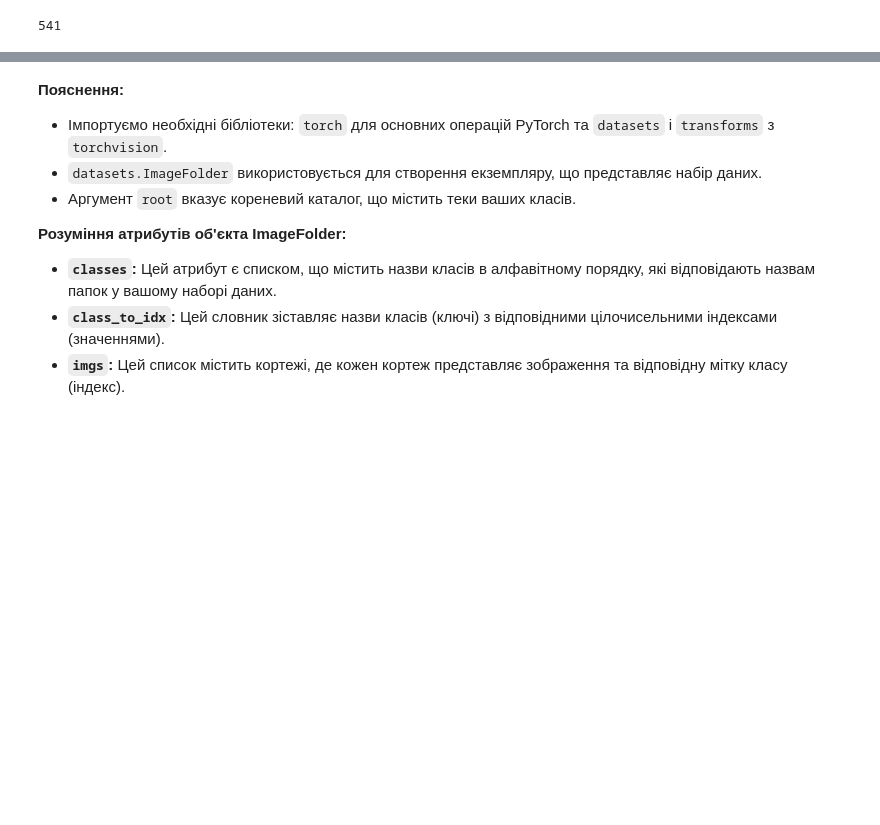
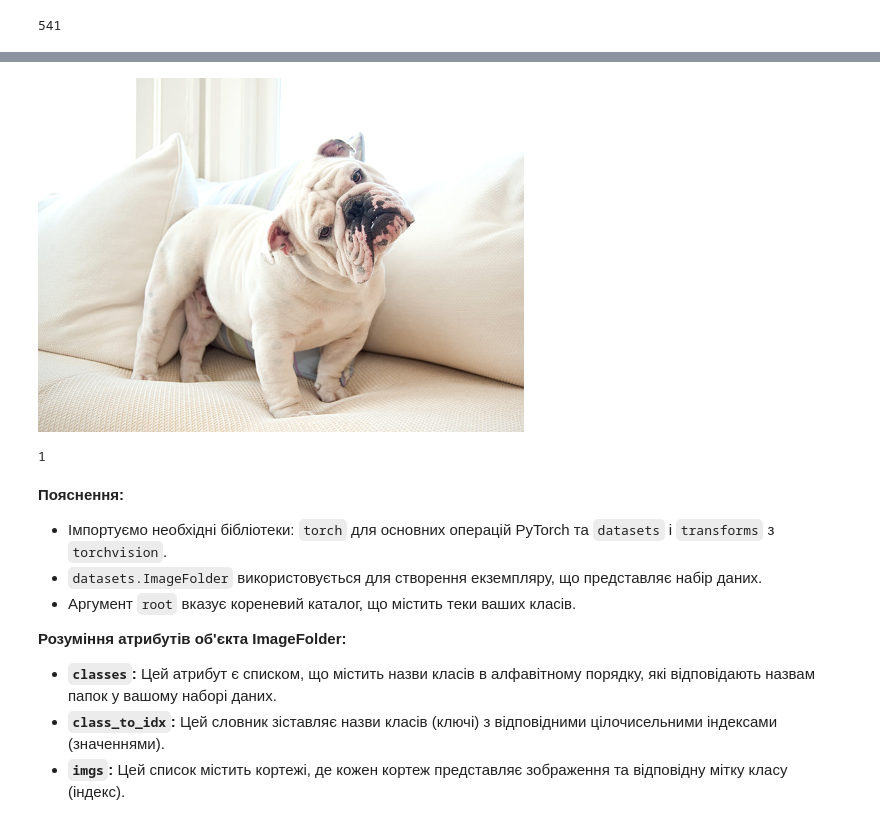
Before and after one commit to HalyshAnton/ITStep-AI, a Jupyter notebook: Neural_network.ipynb, the cells around one changed output, grey strips where cells are left out. Drawn from its saved outputs; the diff is of its cells as text; code cells hidden in the pictures; blank space fills up the shorter version.

Commit message:
Kaggle Notebook | Neural_network | Version 7

```diff
--- a/Neural_network.ipynb
+++ b/Neural_network.ipynb
@@ -135,10 +135,10 @@ from torchvision import datasets, transforms
 # %% [markdown]
 ## Створення ImageFolder
 # %%
-data_dir = "/kaggle/input/dog-breeds/dog-breeds"
+# головна папка
+base_dir = "/kaggle/input/dog-breeds/dog-breeds"
 
-# Створіть екземпляр ImageFolder
-dataset = datasets.ImageFolder(data_dir)
+dataset = ImageFolder(base_dir)
 # %%
 len(dataset)
 # %% [output]
@@ -171,3 +157,13 @@ dataset.classes[label]
+# %%
+X, y = dataset[100]
+# %%
+X
+# %% [output]
+[figure, added]
+# %%
+y  # індекс класу з dataset.classes
+# %% [output]
+1
 # %% [markdown]
 **Пояснення:**
 
```
Also changed, not shown: parts of 58 cells of this notebook.
